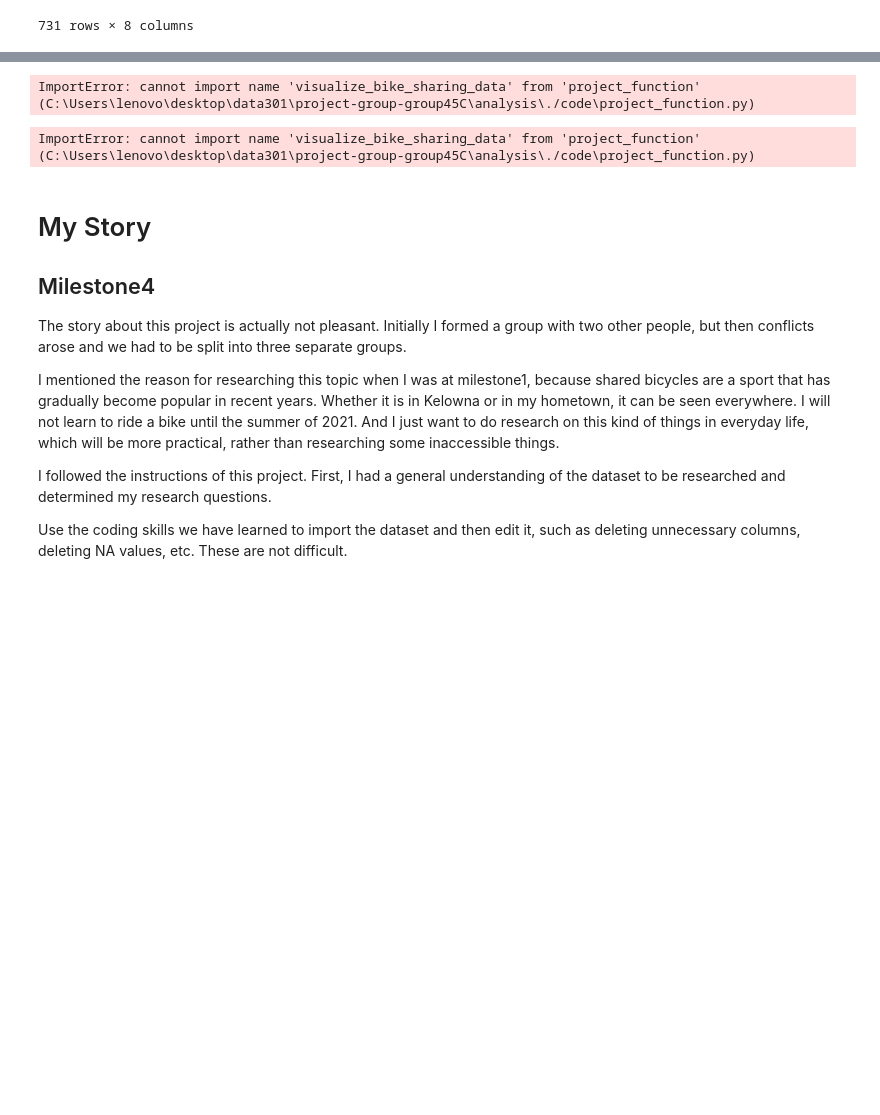
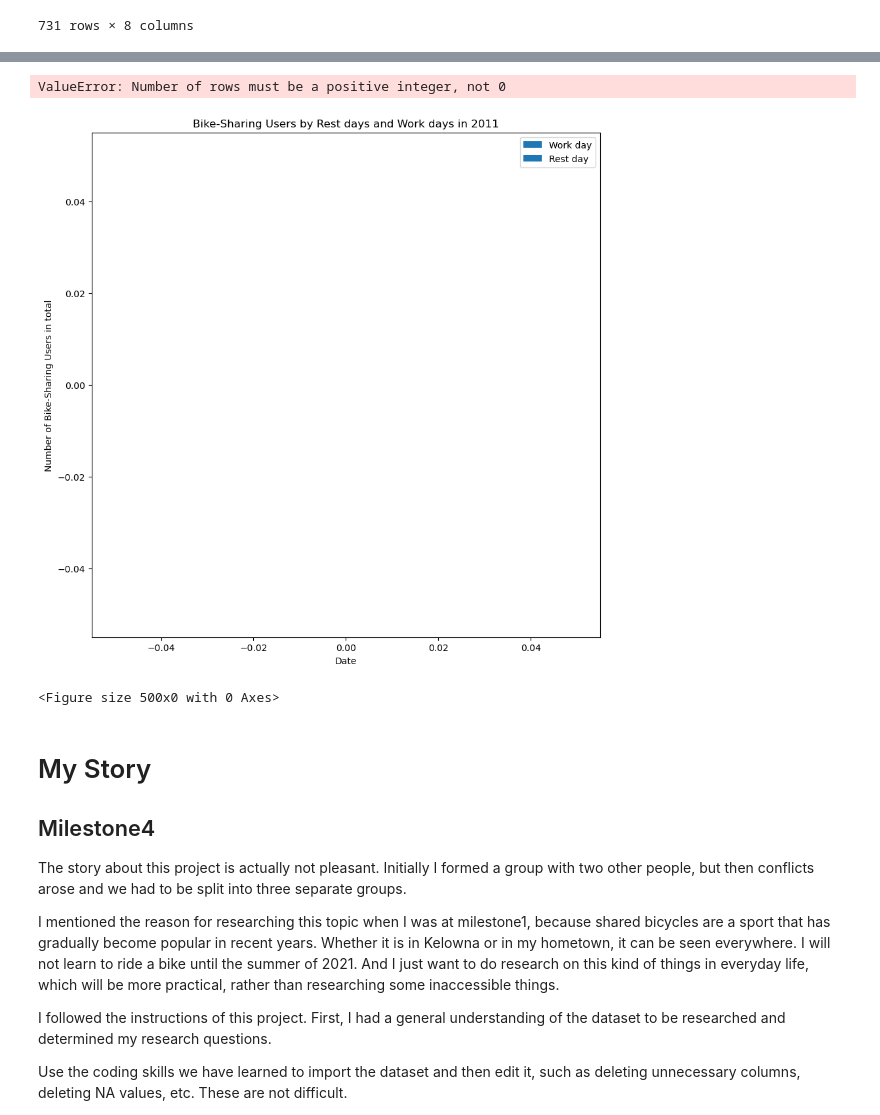
Before and after one commit to ubco-W2022T2-data301/project-group-group45C, a Jupyter notebook: analysis/analysis2.ipynb, the cells around one changed output, grey strips where cells are left out. Saved outputs shown, nothing was run; the diff lists cells and outputs as text; code cells hidden in the pictures; blank space fills up the shorter version.

```diff
--- a/analysis/analysis2.ipynb
+++ b/analysis/analysis2.ipynb
@@ -219,9 +213,0 @@ plt.show()
-# %%
-df['date'] = pd.to_datetime(df['dteday'])
-plt.figure(figsize=(10, 6))
-plt.scatter(df['date'], df['cnt'])
-plt.xlabel('Date')
-plt.ylabel('Number of Users')
-plt.title('Bike-Sharing Users per Day')
-plt.show()
-##this is the overview of daily count users change by dteday.
@@ -447,14 +446,0 @@ ImportError: cannot import name 'basic_analyze' from 'project_function' (C:\User
-# %%
-import sys
-sys.path.append('../../project-group-group45C/analysis/code')
-from project_function import visualize_bike_sharing_data
-# %% [output]
-ImportError: cannot import name 'visualize_bike_sharing_data' from 'project_function' (C:\Users\lenovo\desktop\data301\project-group-group45C\analysis\./code\project_function.py)
-# %%
-from project_function import visualize_bike_sharing_data
-path1='../../project-group-group45C/data/processed/2011data.csv'
-path2='../../project-group-group45C/data/processed/2012data.csv'
-visualize_bike_sharing_data(path1)
-visualize_bike_sharing_data(path2)
-# %% [output]
-ImportError: cannot import name 'visualize_bike_sharing_data' from 'project_function' (C:\Users\lenovo\desktop\data301\project-group-group45C\analysis\./code\project_function.py)
@@ -461,3 +496,11 @@ ImportError: cannot import name 'visualize_bike_sharing_data' from 'project_func
+# %%
+path = '../../project-group-group45C/data/processed/emily_df_new.csv'
+visualize_bike_sharing_data(path, 2011)
+visualize_bike_sharing
+# %% [output]
+ValueError: Number of rows must be a positive integer, not 0
+[figure, added]
+<Figure size 500x0 with 0 Axes>
 # %% [markdown]
 # My Story
 ## Milestone4
```
Also changed, not shown: parts of 16 cells of this notebook, 12 other files.
